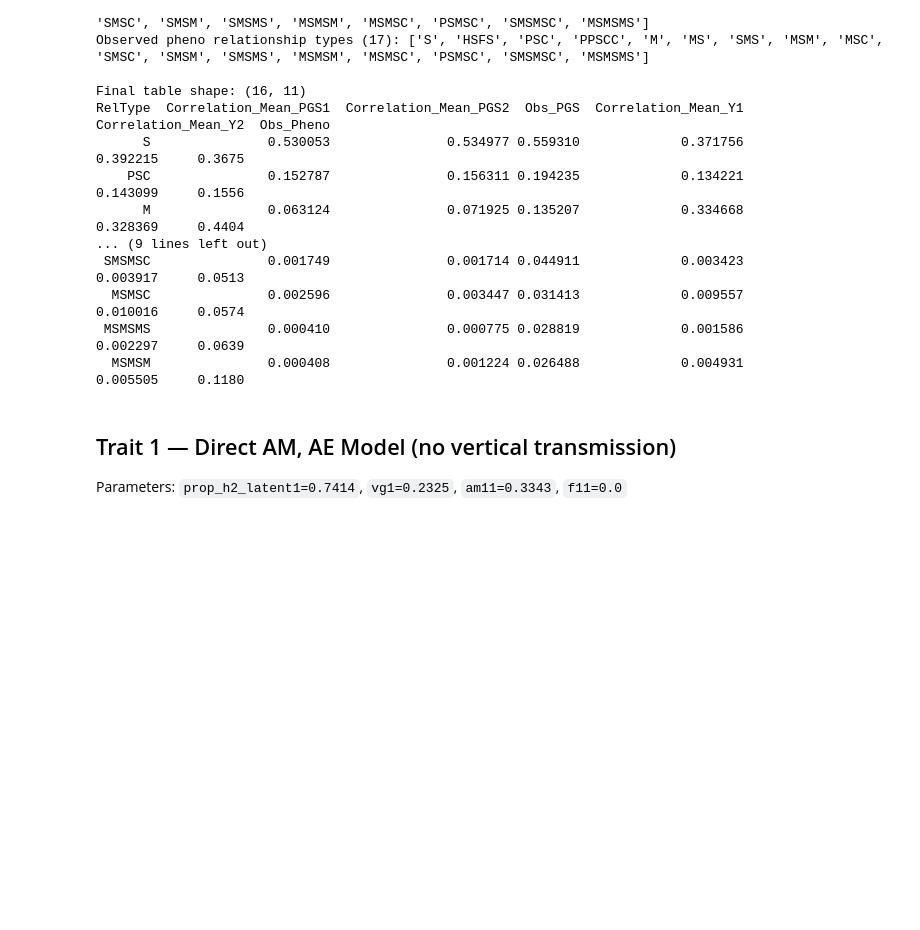
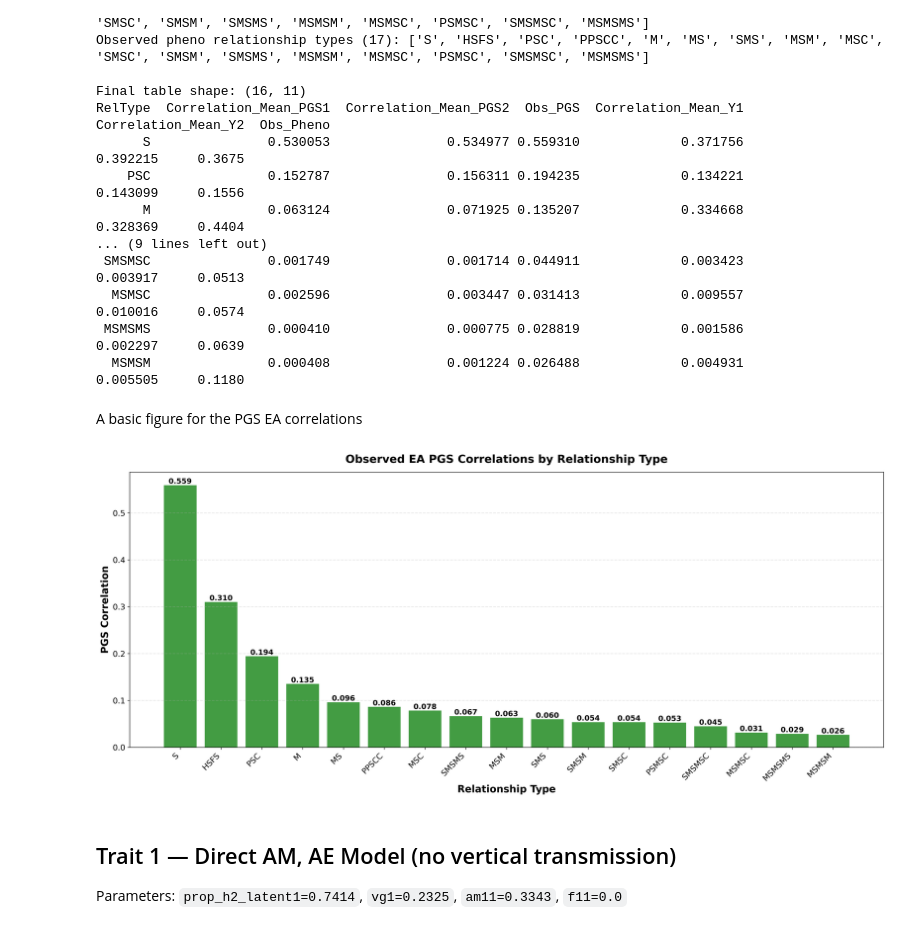
Before and after one commit to Xuanyu-Lyu/PGS_Cor_Relative, a Jupyter notebook: Scripts/nn_NPE/Analysis_NPE.ipynb, the cells around one changed output. Drawn from its saved outputs; the diff is of its cells as text; code cells hidden in the pictures; blank space fills up the shorter version.

```diff
--- a/Scripts/nn_NPE/Analysis_NPE.ipynb
+++ b/Scripts/nn_NPE/Analysis_NPE.ipynb
@@ -71,6 +71,38 @@ RelType  Correlation_Mean_PGS1  Correlation_Mean_PGS2  Obs_PGS  Correlation_Mean
   MSMSC               0.002596               0.003447 0.031413             0.009557             0.010016     0.0574
  MSMSMS               0.000410               0.000775 0.028819             0.001586             0.002297     0.0639
   MSMSM               0.000408               0.001224 0.026488             0.004931             0.005505     0.1180
+# %% [markdown]
+A basic figure for the PGS EA correlations
+# %%
+
+# ── Observed EA PGS correlations — bar plot (poster quality) ─────────────
+obs_sorted = obs_pgs.sort_values(ascending=False)
+
+fig, ax = plt.subplots(figsize=(18, 8), dpi=300)
+bars = ax.bar(np.arange(len(obs_sorted)), obs_sorted.values,
+              color="forestgreen", alpha=0.85)
+
+for bar in bars:
+    h = bar.get_height()
+    if not np.isnan(h):
+        ax.text(bar.get_x() + bar.get_width() / 2., h,
+                f"{h:.3f}", ha="center",
+                va="bottom" if h >= 0 else "top", fontsize=12, fontweight="bold")
+
+ax.set_xlabel("Relationship Type", fontsize=16, fontweight="bold")
+ax.set_ylabel("PGS Correlation", fontsize=16, fontweight="bold")
+ax.set_title("Observed EA PGS Correlations by Relationship Type",
+             fontsize=18, fontweight="bold", pad=15)
+ax.set_xticks(np.arange(len(obs_sorted)))
+ax.set_xticklabels(obs_sorted.index, rotation=45, ha="right", fontsize=13)
+ax.tick_params(axis="y", labelsize=13)
+ax.grid(axis="y", alpha=0.3, linestyle="--", linewidth=1.2)
+ax.axhline(0, color="black", linewidth=0.8)
+plt.tight_layout()
+plt.savefig("observed_EA_PGS_correlations_poster.png", dpi=300, bbox_inches="tight")
+plt.show()
+# %% [output]
+[figure, added]
 # %% [markdown]
 ## Trait 1 — Direct AM, AE Model (no vertical transmission)
 
```
Also changed, not shown: 3 other files.
